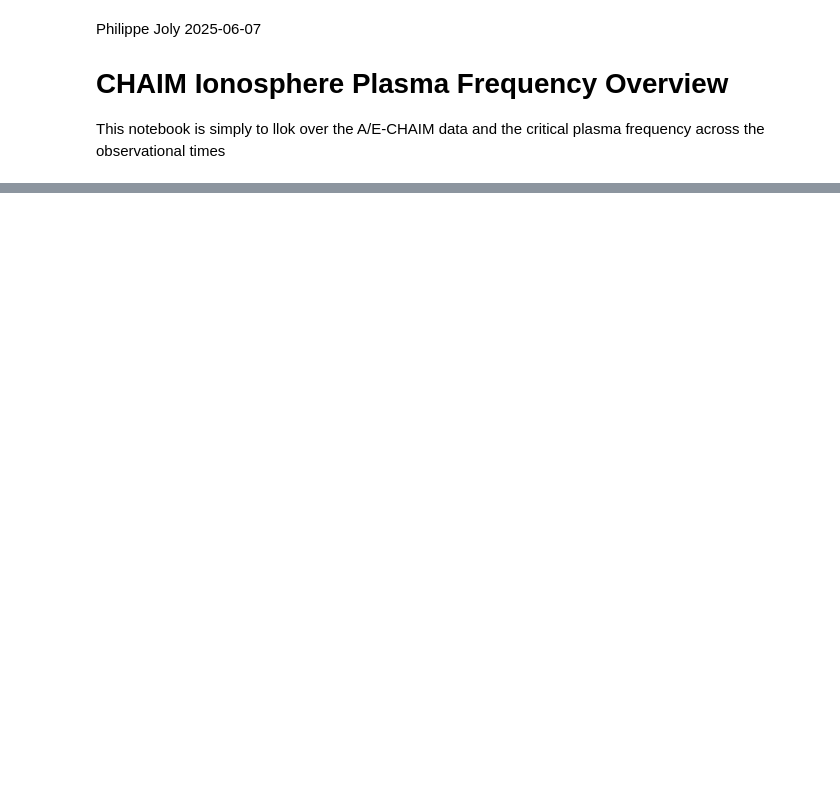
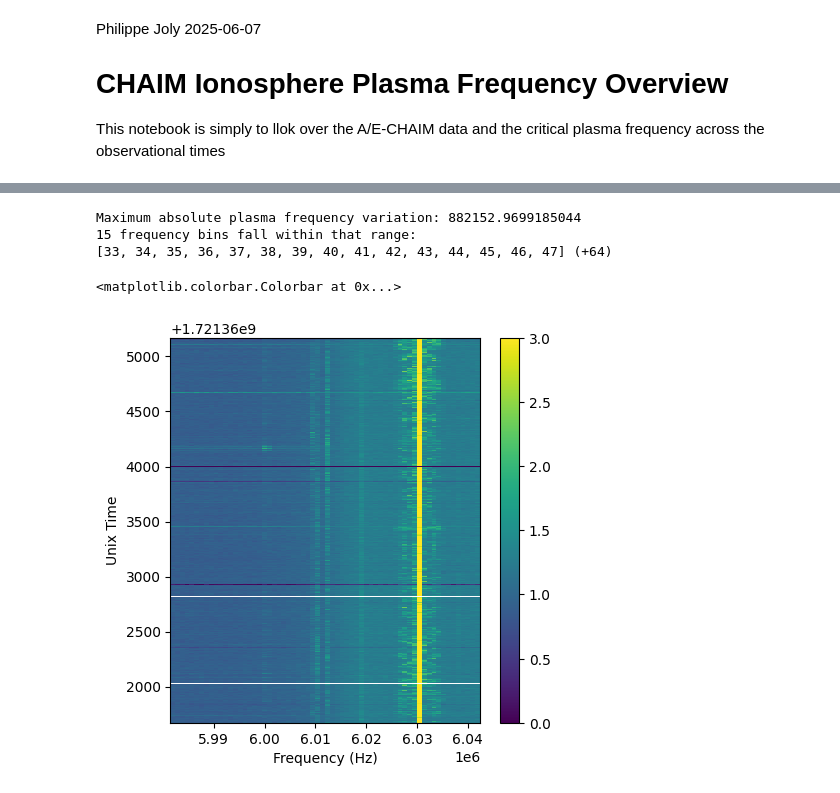
Before and after one commit to PhilJ0ly/albatros_axion_detection, a Jupyter notebook: Jupyter/ionosphere_plasma_frequency_overview.ipynb, the cells around one changed output, grey strips where cells are left out. Drawn from its saved outputs; the diff is of its cells as text; code cells hidden in the pictures; blank space fills up the shorter version.

```diff
--- a/Jupyter/ionosphere_plasma_frequency_overview.ipynb
+++ b/Jupyter/ionosphere_plasma_frequency_overview.ipynb
@@ -65,0 +108,50 @@ It will be interesting to plot signal power vs plasma frequency during times whe
+# %%
+prange = [plasma["plasma_freq"].min(), plasma["plasma_freq"].max()]
+
+print("Maximum absolute plasma frequency variation:", prange[1]-prange[0])
+
+bins = []
+for i in range(70):
+    if (65+i)*df_record < prange[0]:
+        continue
+    if (64+i)*df_record > prange[1]:
+        break
+    else:
+        bins.append(i)
+
+print(len(bins), "frequency bins fall within that range:")
+print(bins, "(+64)")
+# %% [output]
+Maximum absolute plasma frequency variation: 882152.9699185044
+15 frequency bins fall within that range:
+[33, 34, 35, 36, 37, 38, 39, 40, 41, 42, 43, 44, 45, 46, 47] (+64)
+# %%
+# Inspect channel of interest
+chnls = [bins[1]*64, (bins[1]+1)*64]
+
+# Convert time to indxs
+def get_closest(arr, n):
+    diff = np.abs(arr-n)
+    return np.argmin(diff)
+
+
+plt.figure(figsize=(5,5))
+extent = [
+    freqs[chnls[0]],
+    freqs[chnls[1]],
+    times[get_closest(times, start_t)],
+    times[get_closest(times, start_t+T)]
+]
+
+plt.imshow(
+    np.log10(np.abs(
+        spectra[0, 0, chnls[0]:chnls[1], get_closest(times, start_t):get_closest(times, start_t+T)].T
+    )),
+    aspect='auto', vmin=0, vmax=3, interpolation='none', origin="lower", extent=extent)
+plt.ylabel("Unix Time")
+plt.xlabel("Frequency (Hz)")
+plt.colorbar()
+# plt.show()
+# %% [output]
+<matplotlib.colorbar.Colorbar at 0x...>
+[figure, added]
```
Also changed, not shown: parts of 13 cells of this notebook, 3 other files.
